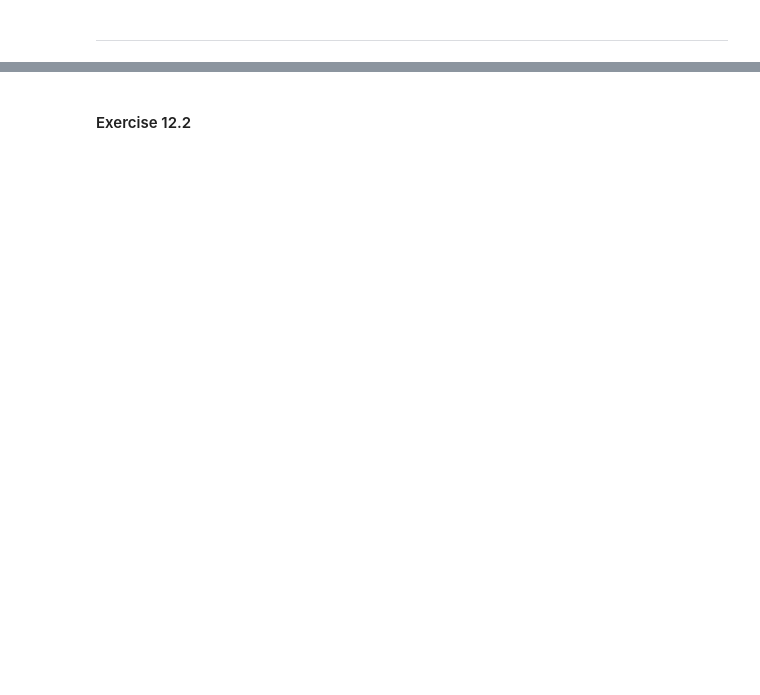
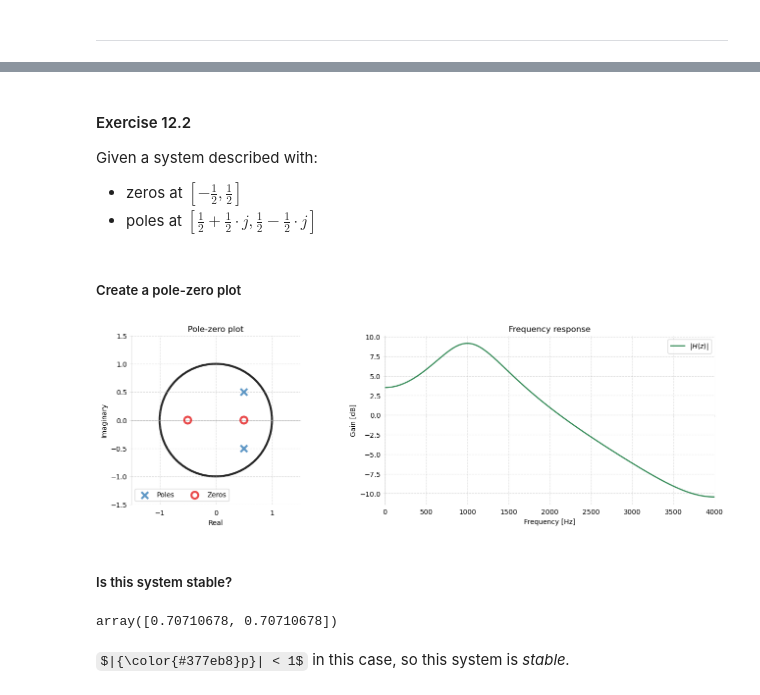
Before and after one commit to buruzaemon/digital-signals-theory, a Jupyter notebook: DST_CH12.ipynb, the cells around one changed output, grey strips where cells are left out. Drawn from its saved outputs; the diff is of its cells as text; code cells hidden in the pictures; some formulas as TeX source; blank space fills up the shorter version.

```diff
--- a/DST_CH12.ipynb
+++ b/DST_CH12.ipynb
@@ -872,2 +899,72 @@ print(p, np.abs(p))
 # %% [markdown]
 #### Exercise 12.2
+
+Given a system described with:
+* zeros at $[-\frac{1}{2}, \frac{1}{2}]$
+* poles at $[\frac{1}{2} + \frac{1}{2} \cdot j, \frac{1}{2} - \frac{1}{2} \cdot j]$
+# %% [markdown]
+##### Create a pole-zero plot
+# %%
+zeros = [-0.5 + 0j, 0.5 + 0j]
+
+poles = [0.5 - 0.5j, 0.5 + 0.5j]
+# %%
+# for analyzing the frequency response
+freq, H = sp.signal.freqz_zpk(zeros, poles, 1, fs=fs)
+# %%
+fig, (ax, ax1) = plt.subplots(figsize=(14, 4.4), ncols=2)
+
+# -----------------------------------------------------
+# Poles-eros plot
+#
+ax.grid(linestyle='--', alpha=0.4, color='#A9A9A9')
+# Eliminate upper and right axes
+ax.spines['right'].set_color('none')
+ax.spines['top'].set_color('none')
+ax.spines['left'].set(color='#A9A9A9', alpha=0.4)
+ax.spines['bottom'].set(position='zero', color='#A9A9A9', alpha=0.4)
+
+circ = patches.Ellipse((0, 0), 2, 2, edgecolor='#252525', linewidth=3, fill=False, zorder=-10)
+ax.add_patch(circ)
+
+ax.scatter(np.real(poles), np.imag(poles), marker='x', s=100, linewidth=3, label='Poles', color='#377eb8', alpha=0.8, zorder=10)
+ax.scatter(np.real(zeros), np.imag(zeros), marker='o', s=100, edgecolor='#e41a1c', color=None, facecolor='none', linewidth=3, label='Zeros', alpha=0.8, zorder=10)
+
+ax.set(xlim=[-1.5, 1.5], ylim=[-1.5, 1.5], aspect='equal', xlabel='Real', ylabel='Imaginary')
+ax.set(xticks=[-1, 0, 1])
+ax.tick_params(axis='y', which=u'both', length=3, color='#A9A9A940')
+ax.tick_params(axis='x', which=u'both', length=3, pad=128, color='#A9A9A940')
+ax.legend(loc='lower left', ncol=2)
+ax.set(title='Pole-zero plot')
+
+# -----------------------------------------------------
+# Frequency response
+#
+ax1.grid(linestyle='--', alpha=0.4, color='#A9A9A9')
+# Eliminate upper and right axes
+ax1.spines['right'].set_color('none')
+ax1.spines['top'].set_color('none')
+ax1.spines['left'].set(color='#A9A9A9', alpha=0.4)
+ax1.spines['bottom'].set(position='zero', color='#A9A9A9', alpha=0.4)
+
+ax1.plot(freq, 20 * np.log10(np.abs(H) + 1e-6), label='$|H(z)|$', linewidth=1.8, color='#006d2c', alpha=0.8, zorder=10)
+
+ax1.set(xlim=[0, fs/2 ])
+ax1.tick_params(axis='y', which=u'both', length=3, color='#A9A9A940')
+ax1.tick_params(axis='x', which=u'both', length=3, pad=134, color='#A9A9A940')
+ax1.set(xlabel='Frequency [Hz]', ylabel='Gain [dB]')
+ax1.set(title='Frequency response')
+ax1.legend(loc='upper right')
+
+fig.tight_layout()
+plt.show()
+# %% [output]
+[figure, added]
+# %% [markdown]
+##### Is this system stable?
+# %%
+np.abs(poles)
+# %% [output]
+array([0.70710678, 0.70710678])
+# %% [markdown]
+$|{\color{#377eb8}p}| < 1$ in this case, so this system is _stable._
```
Also changed, not shown: parts of 13 cells of this notebook.
